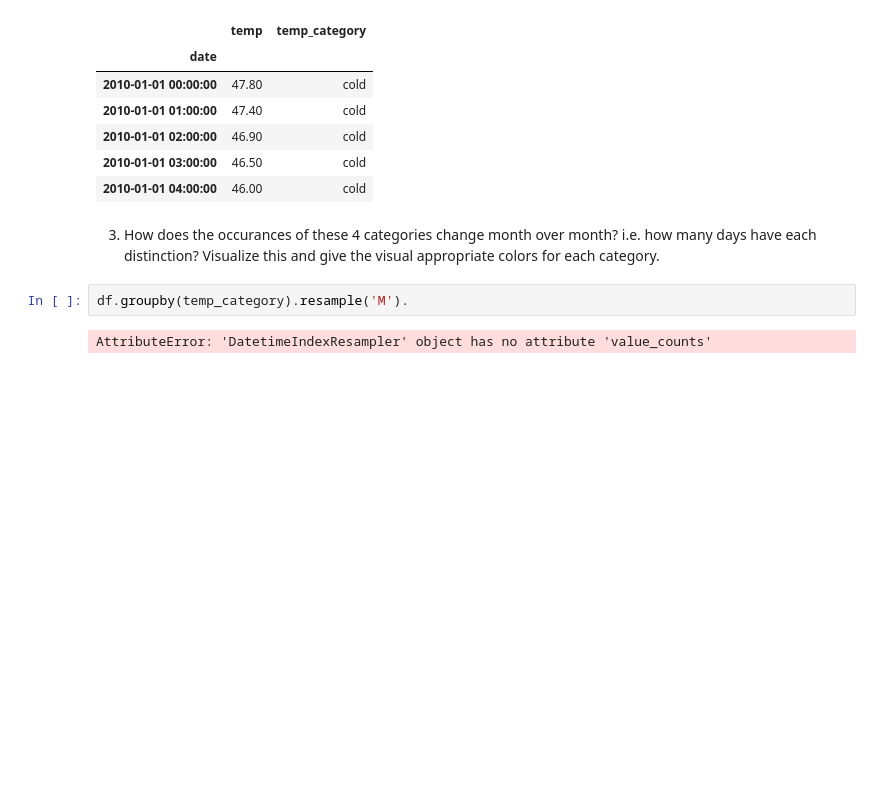
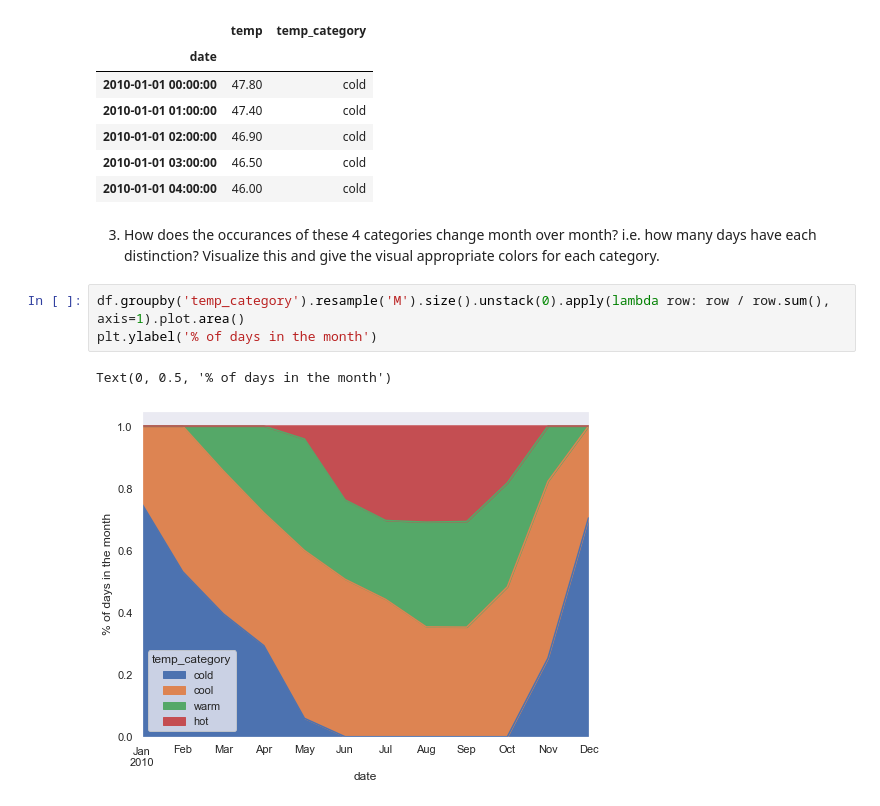
Before and after one commit to chadallen210/time-series-exercises, a Jupyter notebook: time_series_data_exercises.ipynb, the cells around one changed output. Cells and saved outputs as stored; diff of their text form; blank space fills up the shorter version.

```diff
--- a/time_series_data_exercises.ipynb
+++ b/time_series_data_exercises.ipynb
@@ -556,7 +556,9 @@ df.head()
 | 2010-01-01 04:00:00 | 46.00 | cold |
 # %% [markdown]
 3. How does the occurances of these 4 categories change month over month? i.e. how many days have each distinction? Visualize this and give the visual appropriate colors for each category.
-# %%
-df.groupby(temp_category).resample('M').
-# %% [output]
-AttributeError: 'DatetimeIndexResampler' object has no attribute 'value_counts'
+# %%
+df.groupby('temp_category').resample('M').size().unstack(0).apply(lambda row: row / row.sum(), axis=1).plot.area()
+plt.ylabel('% of days in the month')
+# %% [output]
+Text(0, 0.5, '% of days in the month')
+[figure, added]
```
